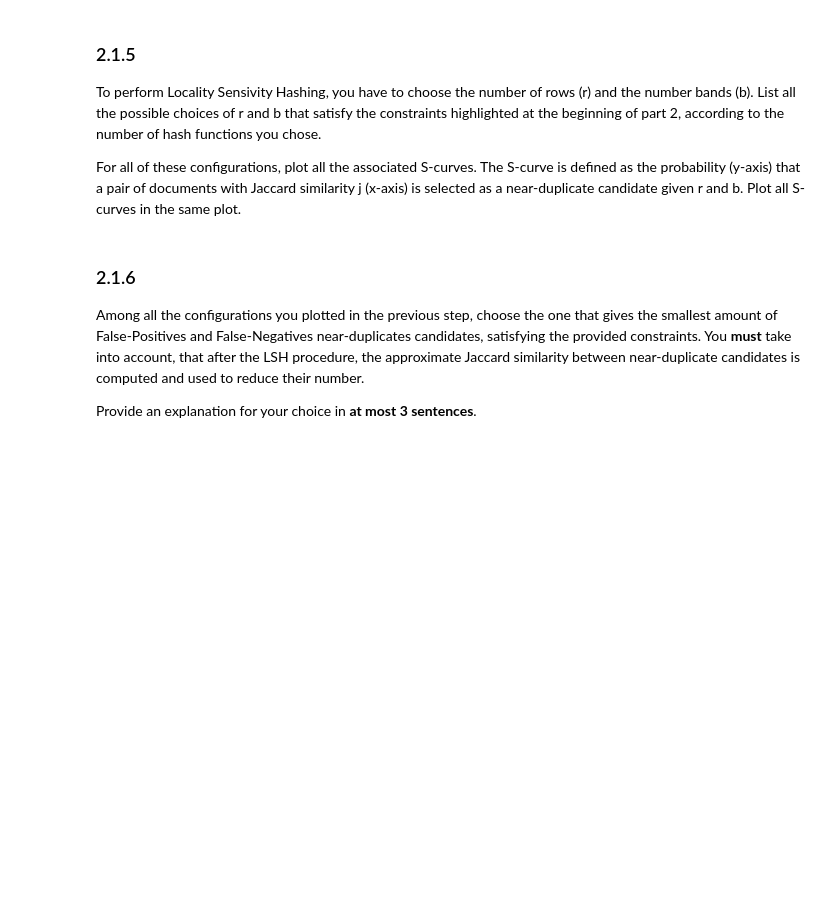
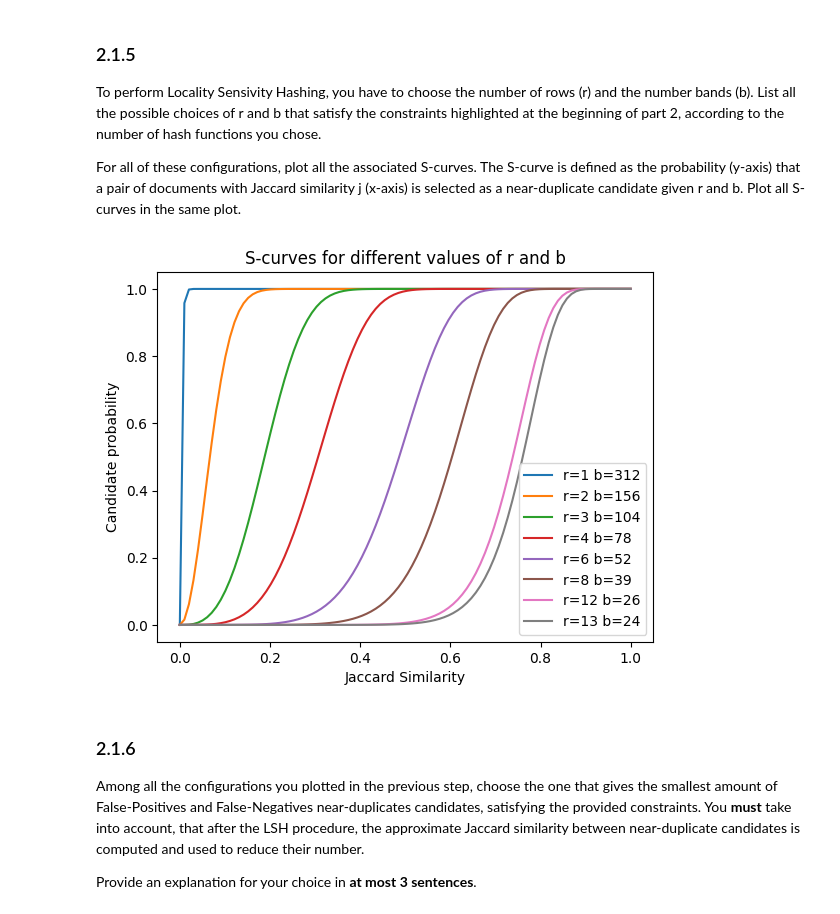
Before and after one commit to Mamiglia/ADM-LT_HW1, a Jupyter notebook: DMT2023-HW1.ipynb, the cells around one changed output. Saved outputs shown, nothing was run; the diff lists cells and outputs as text; code cells hidden in the pictures; blank space fills up the shorter version.

```diff
--- a/DMT2023-HW1.ipynb
+++ b/DMT2023-HW1.ipynb
@@ -1210,10 +1236,9 @@ Load the file containing the sets of shingles and apply MinWiseHashing, saving t
 \pagebreak
 </div>
 # %%
-%%time
 #REMOVE_OUTPUT#
 #YOUR CODE STARTS HERE#
-N = 332 # < 332
+N = 312 # < 332
 create_MinWiseHashing_sketches(
     'hw1_set_id_set_of_integers.tsv',
     lyrics.shape[0],
@@ -1239,39 +1282,36 @@ For all of these configurations, plot all the associated S-curves. The S-curve i
 # %%
 #YOUR CODE STARTS HERE#
 p_candidate = lambda r, s, N: 1 - (1-s**r)**(N//r)
-area = lambda s, r, b: s - sum([((-1)**p) * math.comb(b,p) * (s **(r*p + 1)) / (r*p + 1) for p in range(b+1)])
 
 possible_r = np.array([r for r in range(1,N) if N % r== 0 and p_candidate(r, 0.93, N) > 0.96])
-# thresholds = [(1/(N//r))**(1/r) for r in possible_r] # 1/b ^ 1/r
-fnr = p_candidate(possible_r, 0.93, N)
-# fnr = [1 - candidate_prob(r, 0.93, N) for r, t in zip(possible_r, thresholds)]
-# fpr = [candidate_prob(r, 0.93, N) for r, t in zip(possible_r, thresholds)]
-# fpr, fnr
 
-# precision = [(1-fn)/(1-fn+fp) for fn, fp in zip(fnr, fpr)]
-# recall = [1-fn for fn, fp in zip(fnr, fpr)]
-# f1 = [2 * p * r / (p+r) for p, r in zip(precision, recall)]
-# f1, precision, recall
-# f1_2 = [2*(1-n)/(p-n+2) for p, n in zip(fpr, fnr)]
 
 x = np.linspace(0,1,100)
-curves = [[candidate_prob(r, p, N) for p in x] for r in possible_r]
-
+curves = [[p_candidate(r, p, N) for p in x] for r in possible_r]
 
 for r, curve in zip(possible_r, curves):
     plt.plot(x, curve, label=f'r={r} b={N//r}')
 plt.legend(loc='lower right')
 plt.title('S-curves for different values of r and b')
 plt.xlabel('Jaccard Similarity')
 plt.ylabel('Candidate probability')
 plt.show()
 
 
 
 
 
+
+
+
+
+
+
+
 #YOUR CODE ENDS HERE#
 #THIS IS LINE 30#
+# %% [output]
+[figure, added]
 # %% [markdown]
 ### 2.1.6
 Among all the configurations you plotted in the previous step, choose the one that gives the smallest amount of False-Positives and False-Negatives near-duplicates candidates, satisfying the provided constraints. You **must** take into account, that after the LSH procedure, the approximate Jaccard similarity between near-duplicate candidates is computed and used to reduce their number.
```
Also changed, not shown: parts of 24 cells of this notebook.
